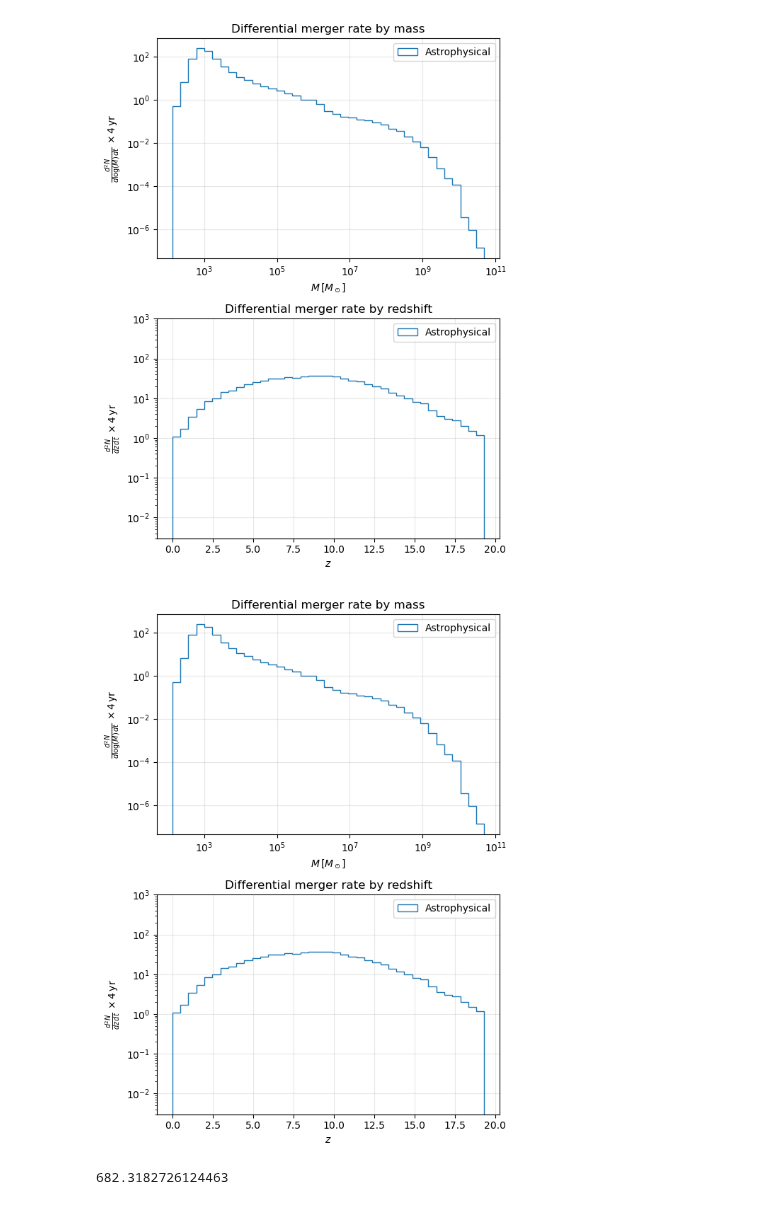
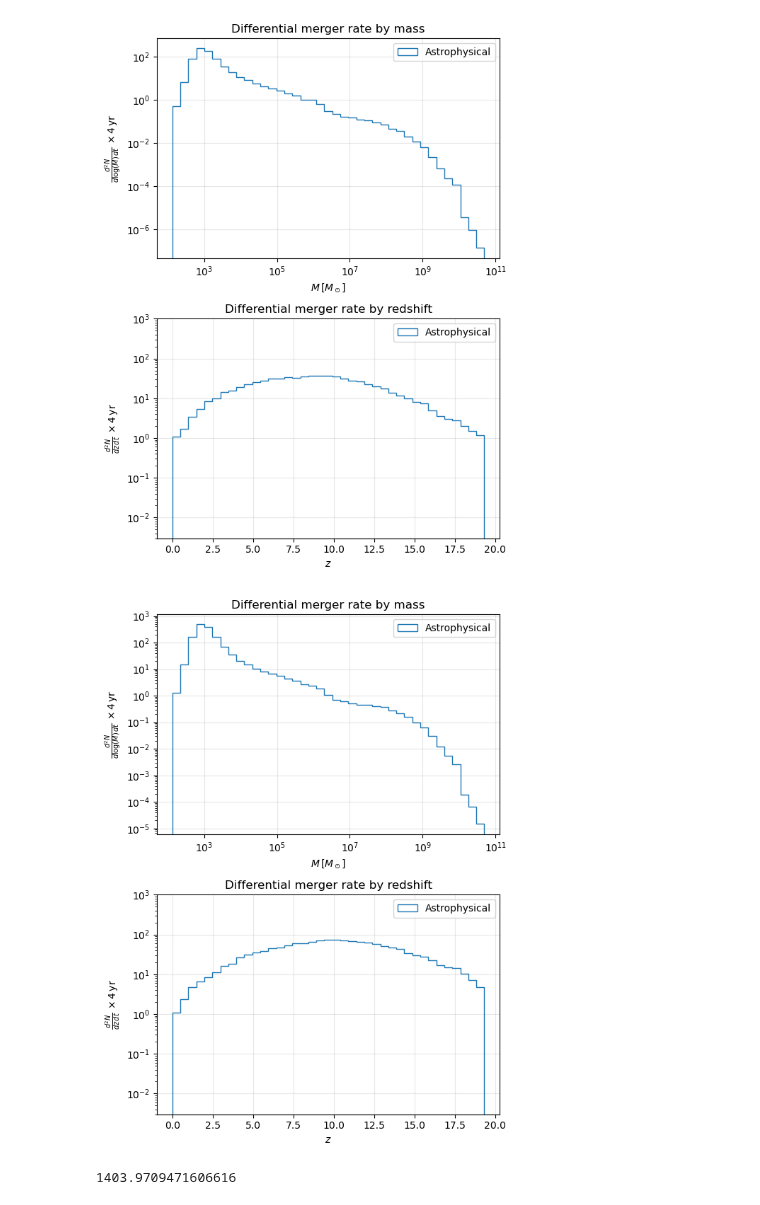
Before and after one commit to juangutimuni/Stronglensing-LISA, a Jupyter notebook: MergerRate2.ipynb, the cells around one changed output. Saved outputs shown, nothing was run; the diff lists cells and outputs as text; code cells hidden in the pictures.

Commit message:
Add files via upload
Merger rates plots and catalog creations.

```diff
--- a/MergerRate2.ipynb
+++ b/MergerRate2.ipynb
@@ -135,7 +136,7 @@ from scipy import integrate
 from scipy.integrate import simps
 
 
-file_path = "popIII_K16.dat.bz2"
+file_path = "popIII_K16_extrapolated.dat.bz2"
 
 column_names = ["z_merger", "m1", "m2", "a1", "a2", "alpha", "beta", "gamma", "psi", "afin", "mfin", "vkick", "vesc_halo", "vesc_bar", "Mcluster", "Mdisk_stars", "Mdisk_gas", "Mbulge_stars", "Mbulge_gas", "MNSC", "Mreservoir", "Mhalo_final", "halo_density"]
 
@@ -168,7 +169,7 @@ mass_hist, mass_edges = np.histogram(data["total_mass"], bins=mass_bins, weights
 
 
 #----- Aplicar gaussiana en z ------
-sigma_z = 0.7
+sigma_z = 0.6
 data["z_merger_noisy"] = data["z_merger"] + np.random.normal(0, sigma_z, len(data))
 
 z_hist, z_edges = np.histogram(data["z_merger_noisy"], bins=z_bins, weights=data["d2N_dzdt"])
@@ -188,39 +189,40 @@ axs[0].hist(
 )
 axs[0].set_xscale("log")
 axs[0].set_yscale("log")
 axs[0].set_xlabel(r"$M \, [M_\odot]$")
 axs[0].set_ylabel(r"$\frac{d^2N}{d\log(M) \, dt} \, \times 4 \, \text{yr}$")
 axs[0].set_title("Differential merger rate by mass")
 axs[0].grid(alpha=0.3)
+#axs[0].set_ylim(5e-2, 1400)
 axs[0].legend()
 
 axs[1].hist(
     0.5 * (z_edges[:-1] + z_edges[1:]),
     bins=z_bins,
     weights=z_hist *3600* 24 * 365 * 4,
     histtype='step',
     stacked=True,
     fill=False,
 #    color="blue",
     label="Astrophysical"
 )
 axs[1].set_yscale("log")
 axs[1].set_xlabel(r"$z$")
 axs[1].set_ylabel(r"$\frac{d^2N}{dz \, dt} \, \times 4 \, \text{yr}$")
 axs[1].set_title("Differential merger rate by redshift")
 axs[1].grid(alpha=0.3)
 axs[1].set_ylim(0.003, 1000)
 axs[1].legend()
 
 plt.tight_layout()
 plt.show()
 # %% [output]
-[figure, old version]
+[figure, new version]
 # %%
-total_events = np.sum(mass_hist)
+total_events = np.sum(z_hist)
 print(total_events * 3600* 24 * 365 * 4)
 # %% [output]
-682.3182726124463
+1403.9709471606616
 # %%
 print(data["d2N_dzdt"])
 # %% [output]
```
Also changed, not shown: parts of 10 cells of this notebook.
